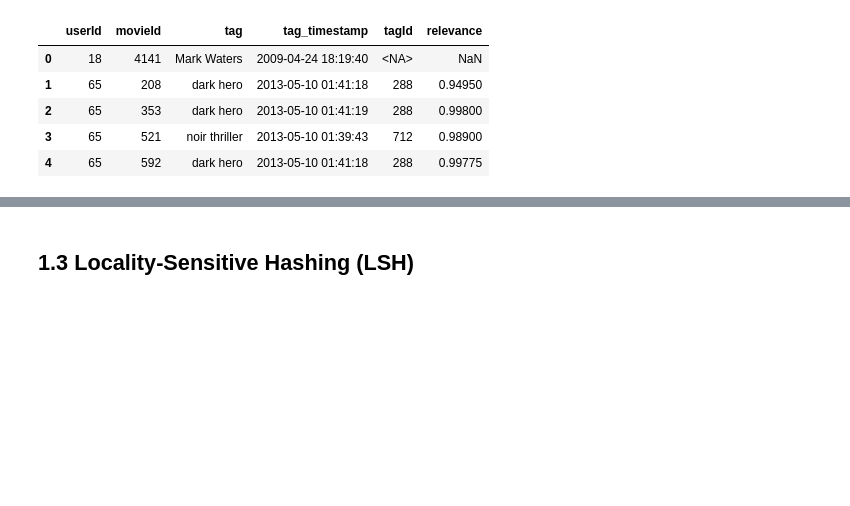
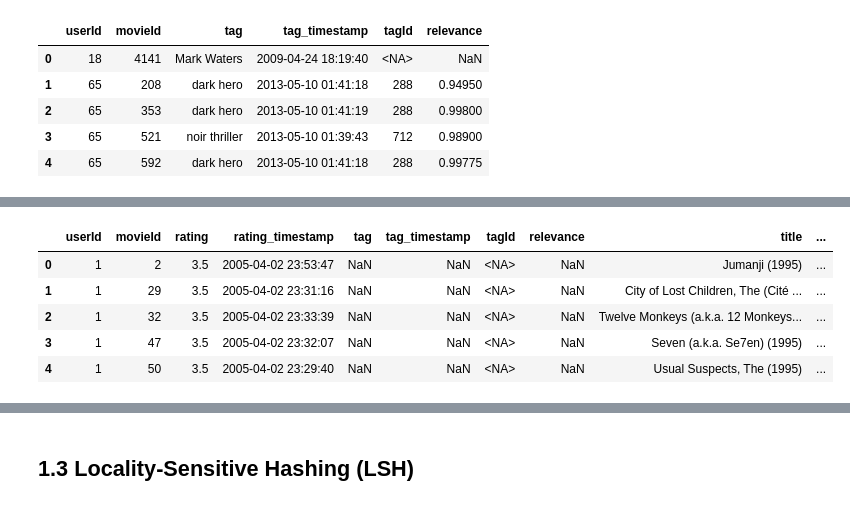
Before and after one commit to delgiudice1967219/ADM_HW4, a Jupyter notebook: main.ipynb, the cells around one changed output, grey strips where cells are left out. Cells and saved outputs as stored; diff of their text form; code cells hidden in the pictures; blank space fills up the shorter version.

```diff
--- a/main.ipynb
+++ b/main.ipynb
@@ -262,3 +265,12 @@ df = pd.merge(movie, df, on ='movieId', how='left')
+# %%
+df.head()
+# %% [output]
+|  | userId | movieId | rating | rating_timestamp | tag | tag_timestamp | tagId | relevance | title | ... |
+| 0 | 1 | 2 | 3.5 | 2005-04-02 23:53:47 | NaN | NaN | <NA> | NaN | Jumanji (1995) | ... |
+| 1 | 1 | 29 | 3.5 | 2005-04-02 23:31:16 | NaN | NaN | <NA> | NaN | City of Lost Children, The (Cité ... | ... |
+| 2 | 1 | 32 | 3.5 | 2005-04-02 23:33:39 | NaN | NaN | <NA> | NaN | Twelve Monkeys (a.k.a. 12 Monkeys... | ... |
+| 3 | 1 | 47 | 3.5 | 2005-04-02 23:32:07 | NaN | NaN | <NA> | NaN | Seven (a.k.a. Se7en) (1995) | ... |
+| 4 | 1 | 50 | 3.5 | 2005-04-02 23:29:40 | NaN | NaN | <NA> | NaN | Usual Suspects, The (1995) | ... |
 # %%
 df['userId'] = df['userId'].astype('Int64')
 df.head()
```
Also changed, not shown: parts of 9 cells of this notebook, 1 other file.
